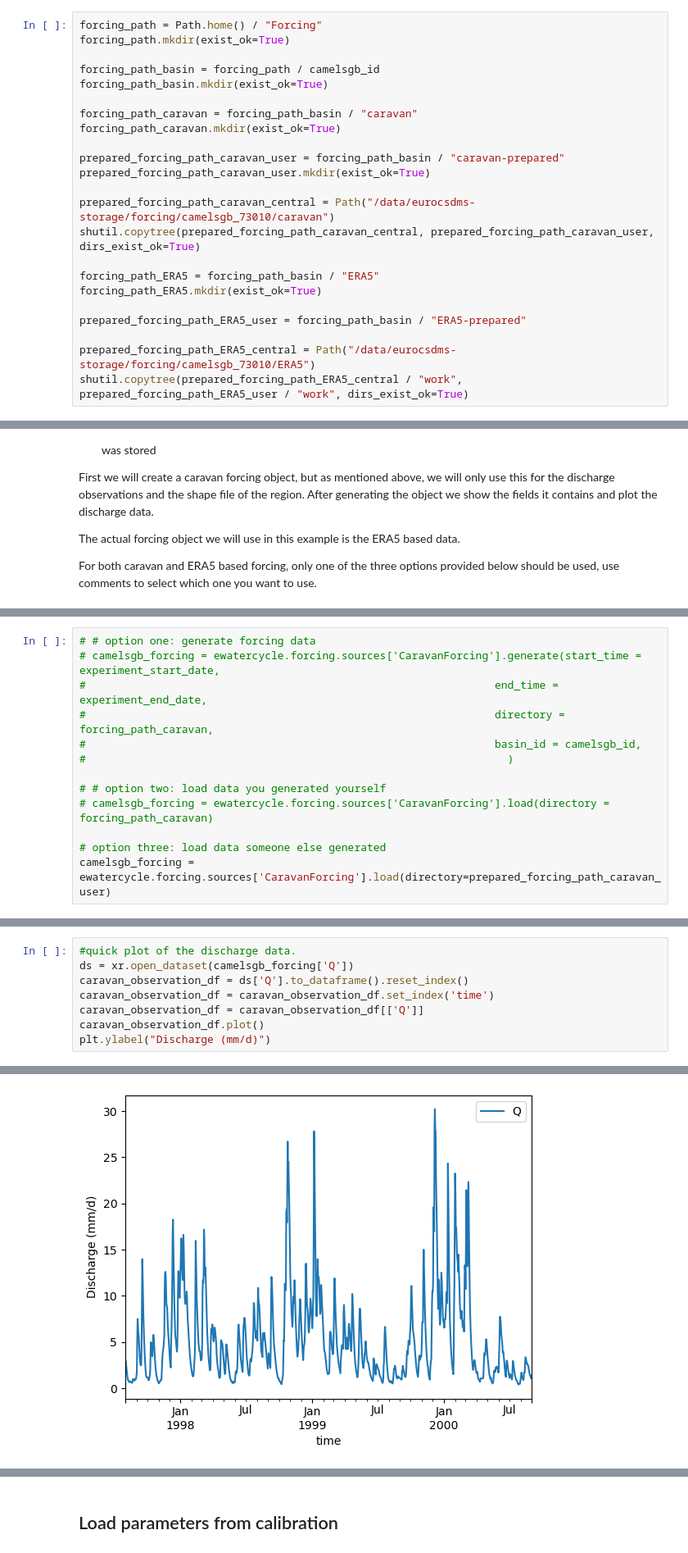
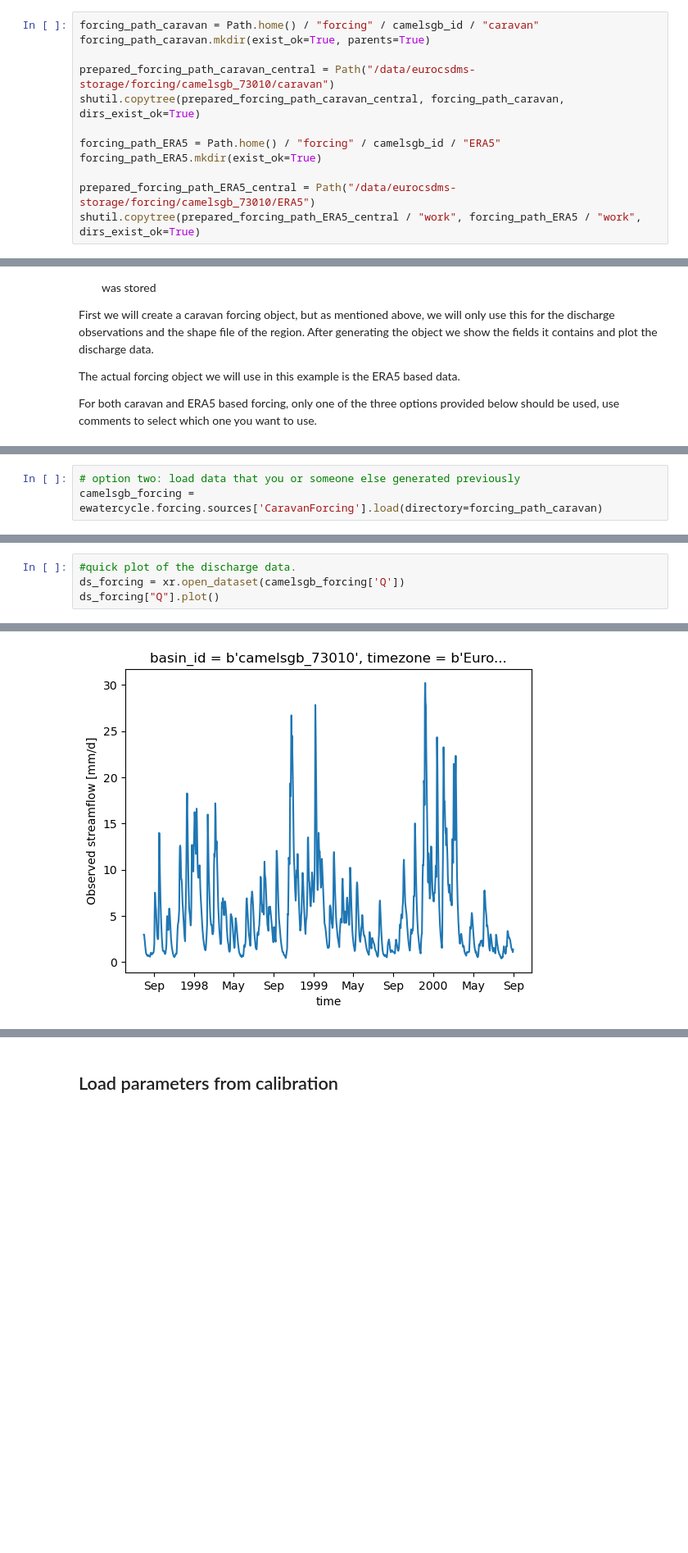
Before and after one commit to eWaterCycle/eurocsdms_workshop, a Jupyter notebook: book/oneModel/example_model_run_HBV.ipynb, the cells around one changed output, grey strips where cells are left out. Shown at 82% size. Cells and saved outputs as stored; diff of their text form; blank space fills up the shorter version.

```diff
--- a/book/oneModel/example_model_run_HBV.ipynb
+++ b/book/oneModel/example_model_run_HBV.ipynb
@@ -74,26 +74,15 @@ Here we set up some paths to store the forcing files we generate in your own hom
 
 To speed up this workshop, we have already created the forcing files in a central location, which we also create pointers to here. If you want to run for a different region, you will have to generate the forcing yourself.
 # %%
-forcing_path = Path.home() / "Forcing"
-forcing_path.mkdir(exist_ok=True)
-
-forcing_path_basin = forcing_path / camelsgb_id
-forcing_path_basin.mkdir(exist_ok=True)
-
-forcing_path_caravan = forcing_path_basin / "caravan"
-forcing_path_caravan.mkdir(exist_ok=True)
-
-prepared_forcing_path_caravan_user = forcing_path_basin / "caravan-prepared"
-prepared_forcing_path_caravan_user.mkdir(exist_ok=True)
+forcing_path_caravan = Path.home() / "forcing" / camelsgb_id / "caravan"
+forcing_path_caravan.mkdir(exist_ok=True, parents=True)
 
 prepared_forcing_path_caravan_central = Path("/data/eurocsdms-storage/forcing/camelsgb_73010/caravan")
-shutil.copytree(prepared_forcing_path_caravan_central, prepared_forcing_path_caravan_user, dirs_exist_ok=True)
+shutil.copytree(prepared_forcing_path_caravan_central, forcing_path_caravan, dirs_exist_ok=True)
 
-forcing_path_ERA5 = forcing_path_basin / "ERA5"
+forcing_path_ERA5 = Path.home() / "forcing" / camelsgb_id / "ERA5"
 forcing_path_ERA5.mkdir(exist_ok=True)
 
-prepared_forcing_path_ERA5_user = forcing_path_basin / "ERA5-prepared"
-
 prepared_forcing_path_ERA5_central = Path("/data/eurocsdms-storage/forcing/camelsgb_73010/ERA5")
-shutil.copytree(prepared_forcing_path_ERA5_central / "work", prepared_forcing_path_ERA5_user / "work", dirs_exist_ok=True)
+shutil.copytree(prepared_forcing_path_ERA5_central / "work", forcing_path_ERA5 / "work", dirs_exist_ok=True)
 # %% [output]
@@ -114,16 +111,6 @@ For both caravan and ERA5 based forcing, only one of the three options provided
 # %%
-# # option one: generate forcing data
-# camelsgb_forcing = ewatercycle.forcing.sources['CaravanForcing'].generate(start_time = experiment_start_date,
-#                                                                end_time = experiment_end_date,
-#                                                                directory = forcing_path_caravan,
-#                                                                basin_id = camelsgb_id,
-#                                                                  )
-
-# # option two: load data you generated yourself
-# camelsgb_forcing = ewatercycle.forcing.sources['CaravanForcing'].load(directory = forcing_path_caravan)
-
-# option three: load data someone else generated
-camelsgb_forcing = ewatercycle.forcing.sources['CaravanForcing'].load(directory=prepared_forcing_path_caravan_user)
+# option two: load data that you or someone else generated previously
+camelsgb_forcing = ewatercycle.forcing.sources['CaravanForcing'].load(directory=forcing_path_caravan)
 # %%
 print(camelsgb_forcing)
 # %% [output]
@@ -143,10 +130,6 @@ CaravanForcing(
 )
 # %%
 #quick plot of the discharge data.
-ds = xr.open_dataset(camelsgb_forcing['Q'])
-caravan_observation_df = ds['Q'].to_dataframe().reset_index()
-caravan_observation_df = caravan_observation_df.set_index('time')
-caravan_observation_df = caravan_observation_df[['Q']]
-caravan_observation_df.plot()
-plt.ylabel("Discharge (mm/d)")
+ds_forcing = xr.open_dataset(camelsgb_forcing['Q'])
+ds_forcing["Q"].plot()
 # %% [output]
@@ -154,4 +137,4 @@ Text(0, 0.5, 'Discharge (mm/d)')
-[figure, old version]
+[figure, new version]
 # %%
 # option one: generate forcing:
 ERA5_forcing = ewatercycle.forcing.sources["LumpedMakkinkForcing"].generate(
```
Also changed, not shown: parts of 22 cells of this notebook.
